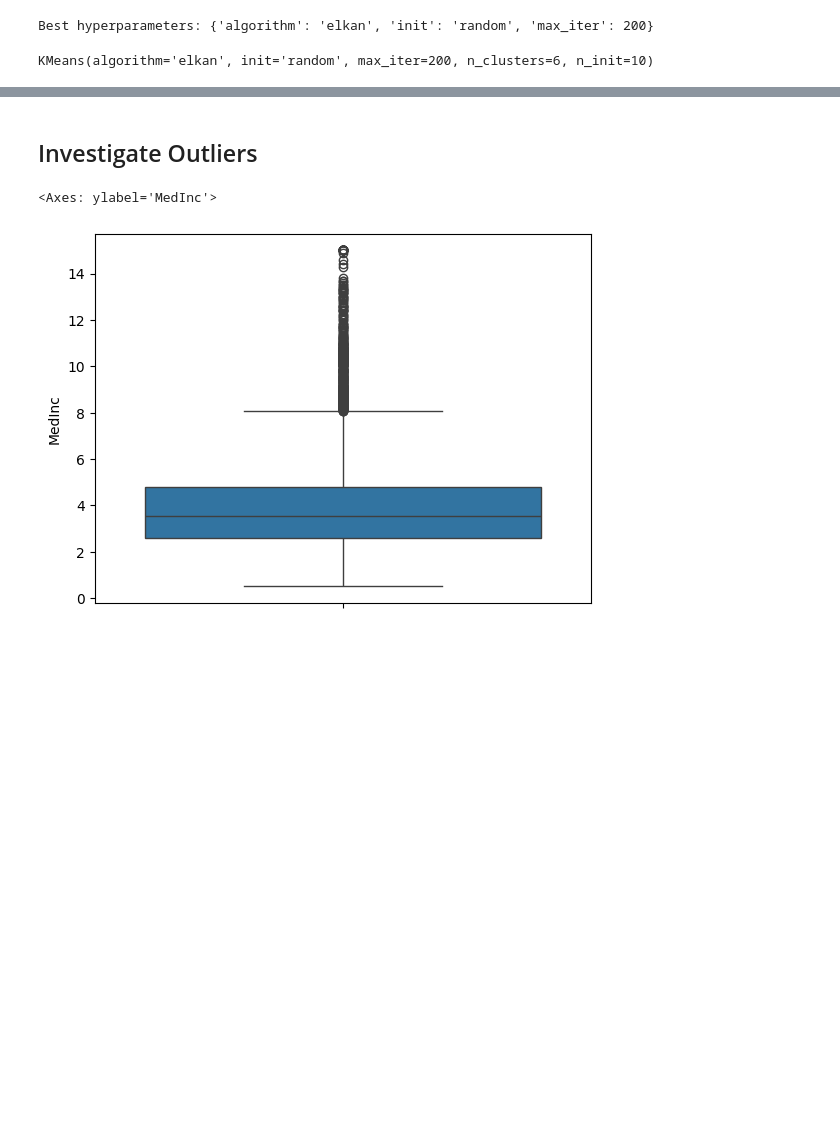
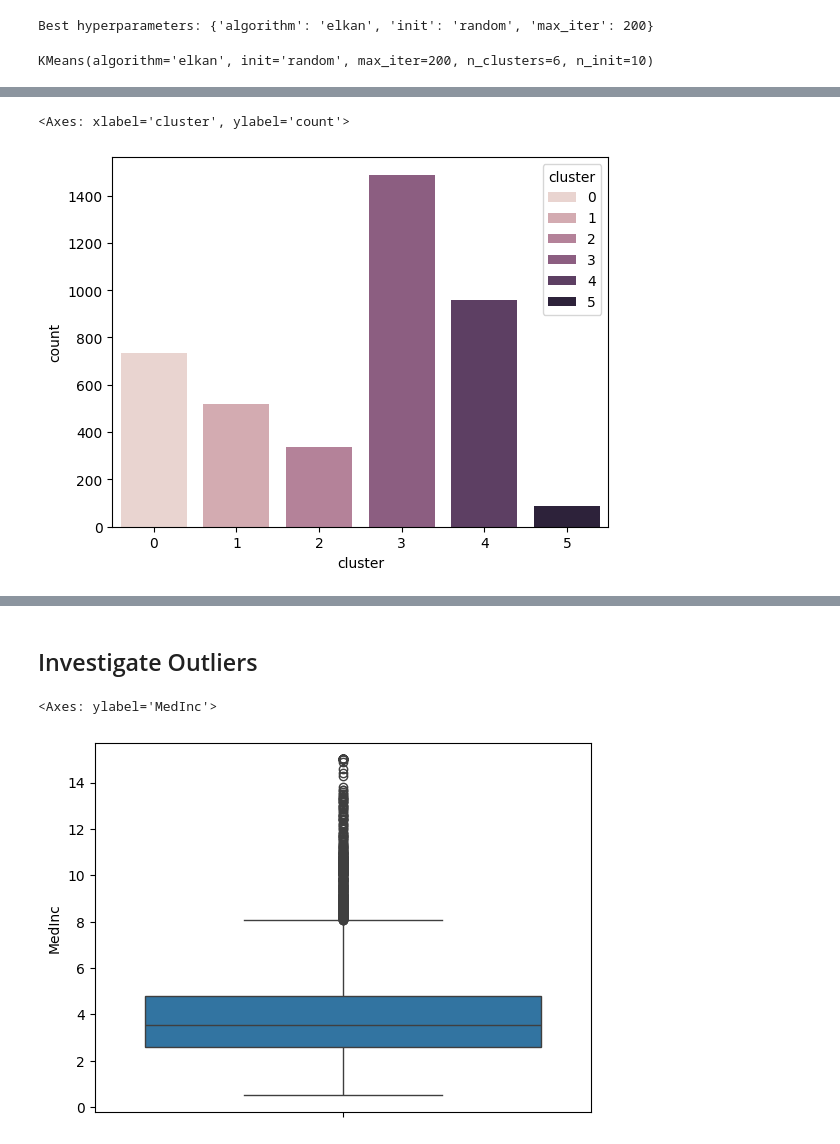
Before and after one commit to Dansah2/Dansah2_KMeans_4GeeksProject, a Jupyter notebook: src/explore.ipynb, the cells around one changed output, grey strips where cells are left out. Drawn from its saved outputs; the diff is of its cells as text; code cells hidden in the pictures; blank space fills up the shorter version.

```diff
--- a/src/explore.ipynb
+++ b/src/explore.ipynb
@@ -175,0 +217,5 @@ sns.countplot(data=X_train, x='cluster', hue='cluster')
+# %%
+sns.countplot(data=X_test, x='cluster', hue='cluster')
+# %% [output]
+<Axes: xlabel='cluster', ylabel='count'>
+[figure, added]
```
Also changed, not shown: parts of 24 cells of this notebook, 2 other files.
